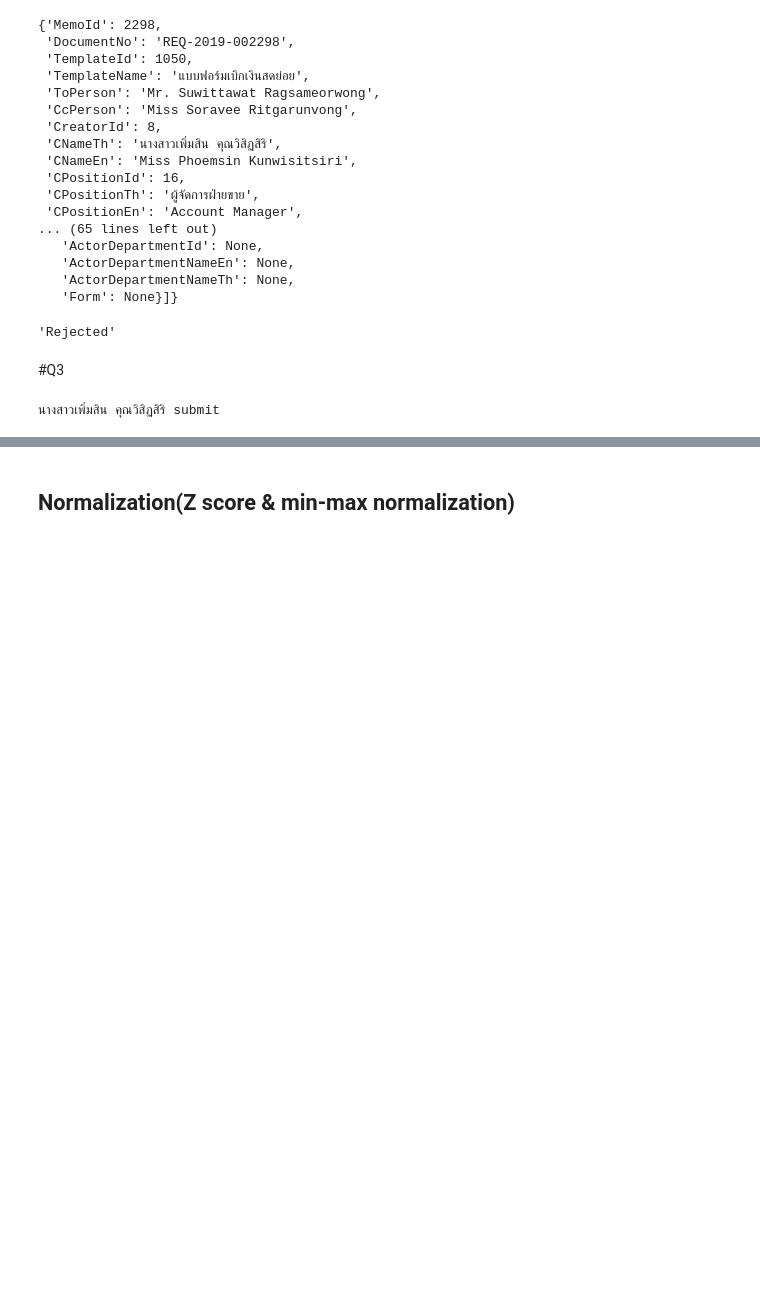
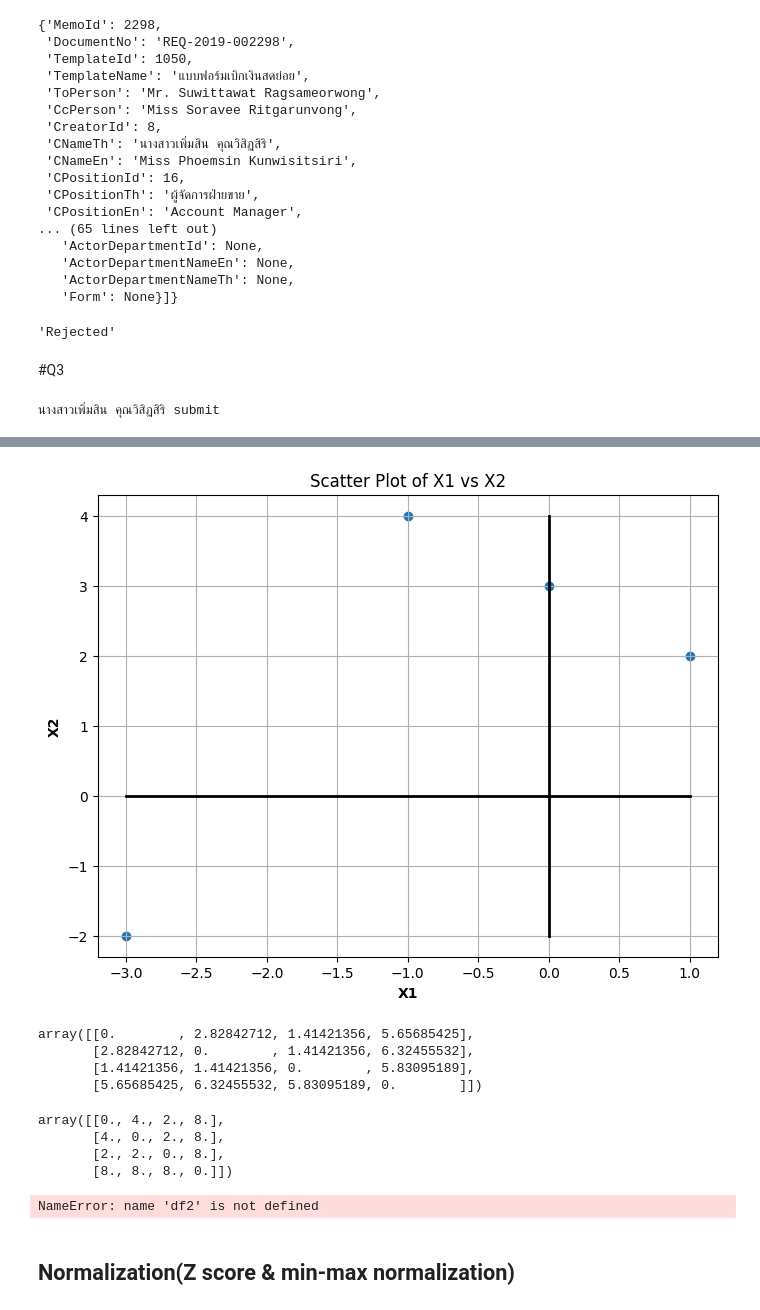
Before and after one commit to Arisarayangyoo/bcs_dpdm24, a Jupyter notebook: Chapter_2_Understanding_Data.ipynb, the cells around one changed output, grey strips where cells are left out. Cells and saved outputs as stored; diff of their text form; code cells hidden in the pictures; blank space fills up the shorter version.

```diff
--- a/Chapter_2_Understanding_Data.ipynb
+++ b/Chapter_2_Understanding_Data.ipynb
@@ -252,0 +254,4 @@ print(actor_name,actor_process)
+# %%
+data = [[1,2],[-1,4],[0,3],[-3,-2]]
+df = pd.DataFrame(data,columns=['X1','X2']) #ไม่ตั้งชื่อเป็น x,y คนละความหมาย
+df
@@ -252,0 +264,50 @@ print(actor_name,actor_process)
+# %%
+# prompt: draw scatter plot of the df, draw line for X1 and X2 axes
+
+import matplotlib.pyplot as plt
+
+# Assuming 'df' is your DataFrame with 'X1' and 'X2' columns
+# Create the scatter plot
+plt.figure(figsize=(8, 6))  # Adjust figure size as needed
+plt.scatter(df['X1'], df['X2'])
+plt.plot([-3,1],[0,0], color='black',linewidth=2)  # X2 axis (horizontal line at y=0)
+plt.plot([0,0],[-2,4], color='black' ,linewidth=2)  # X1 axis (vertical line at x=0)
+
+
+# Customize the plot (optional)
+plt.xlabel('X1',fontweight='bold' )
+plt.ylabel('X2',fontweight='bold')
+plt.title("Scatter Plot of X1 vs X2")
+plt.grid(True)
+
+# Show the plot
+plt.show()
+# %% [output]
+[figure, added]
+# %%
+# prompt: calulate distatance matrix of the df
+
+import pandas as pd
+from scipy.spatial.distance import pdist, squareform
+
+# Assuming 'df' is your DataFrame with columns representing coordinates
+# Example: df[['X1', 'X2']] if your coordinates are in columns 'X1' and 'X2'
+coordinates = df[['X1', 'X2']]
+
+# Calculate the pairwise distances
+distance_matrix = squareform(pdist(coordinates))
+distance_matrix
+# %% [output]
+array([[0.        , 2.82842712, 1.41421356, 5.65685425],
+       [2.82842712, 0.        , 1.41421356, 6.32455532],
+       [1.41421356, 1.41421356, 0.        , 5.83095189],
+       [5.65685425, 6.32455532, 5.83095189, 0.        ]])
+# %%
+# prompt: calulate distatance matrix of the df use L1-norm
+distance_matrix_l1 = squareform(pdist(coordinates, 'cityblock'))
+distance_matrix_l1
+# %% [output]
+array([[0., 4., 2., 8.],
+       [4., 0., 2., 8.],
+       [2., 2., 0., 8.],
+       [8., 8., 8., 0.]])
@@ -253,2 +332,7 @@ print(actor_name,actor_process)
+# %%
+distance_matrix = squareform(pdist(df2[['X1','X2']]))
+distance_matrix
+# %% [output]
+NameError: name 'df2' is not defined
 # %% [markdown]
 ## **Normalization(Z score & min-max normalization)**
```
Also changed, not shown: parts of 6 cells of this notebook.
